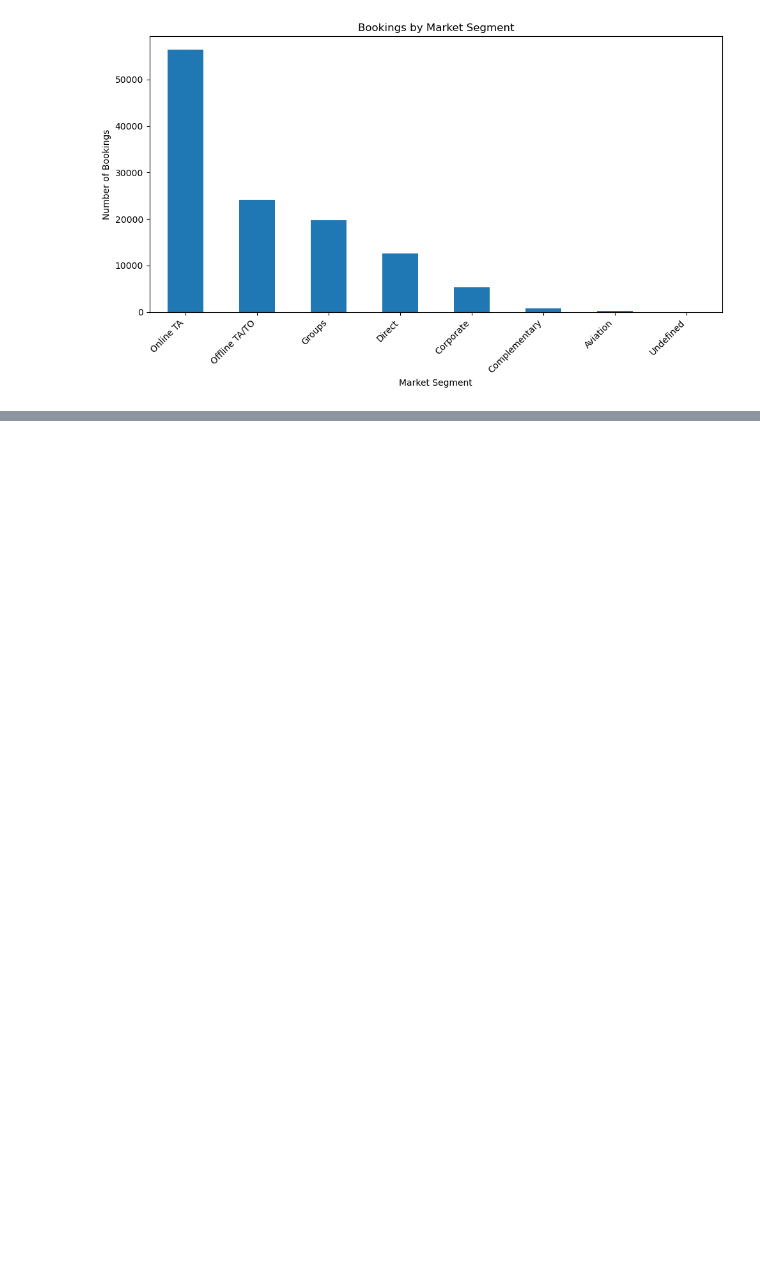
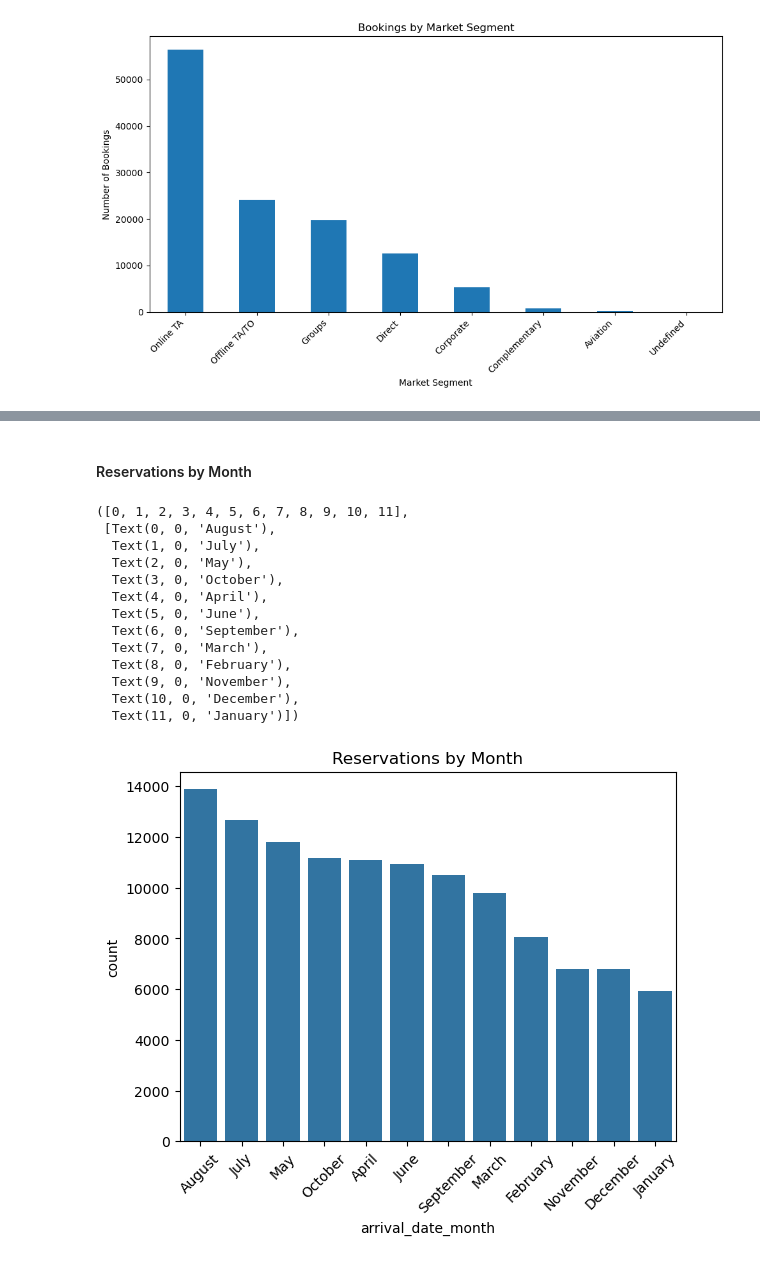
Before and after one commit to alexandreffs/UnsupervisedLearningProj, a Jupyter notebook: project.ipynb, the cells around one changed output, grey strips where cells are left out. Cells and saved outputs as stored; diff of their text form; code cells hidden in the pictures; blank space fills up the shorter version.

```diff
--- a/project.ipynb
+++ b/project.ipynb
@@ -93,0 +137,22 @@ plt.show()
+# %% [markdown]
+#### Reservations by Month
+# %%
+sns.countplot(x="arrival_date_month", data=df,
+              order=df["arrival_date_month"].value_counts().index)
+plt.title('Reservations by Month')
+plt.xticks(rotation=45)
+# %% [output]
+([0, 1, 2, 3, 4, 5, 6, 7, 8, 9, 10, 11],
+ [Text(0, 0, 'August'),
+  Text(1, 0, 'July'),
+  Text(2, 0, 'May'),
+  Text(3, 0, 'October'),
+  Text(4, 0, 'April'),
+  Text(5, 0, 'June'),
+  Text(6, 0, 'September'),
+  Text(7, 0, 'March'),
+  Text(8, 0, 'February'),
+  Text(9, 0, 'November'),
+  Text(10, 0, 'December'),
+  Text(11, 0, 'January')])
+[figure, added]
```
Also changed, not shown: parts of 26 cells of this notebook.
